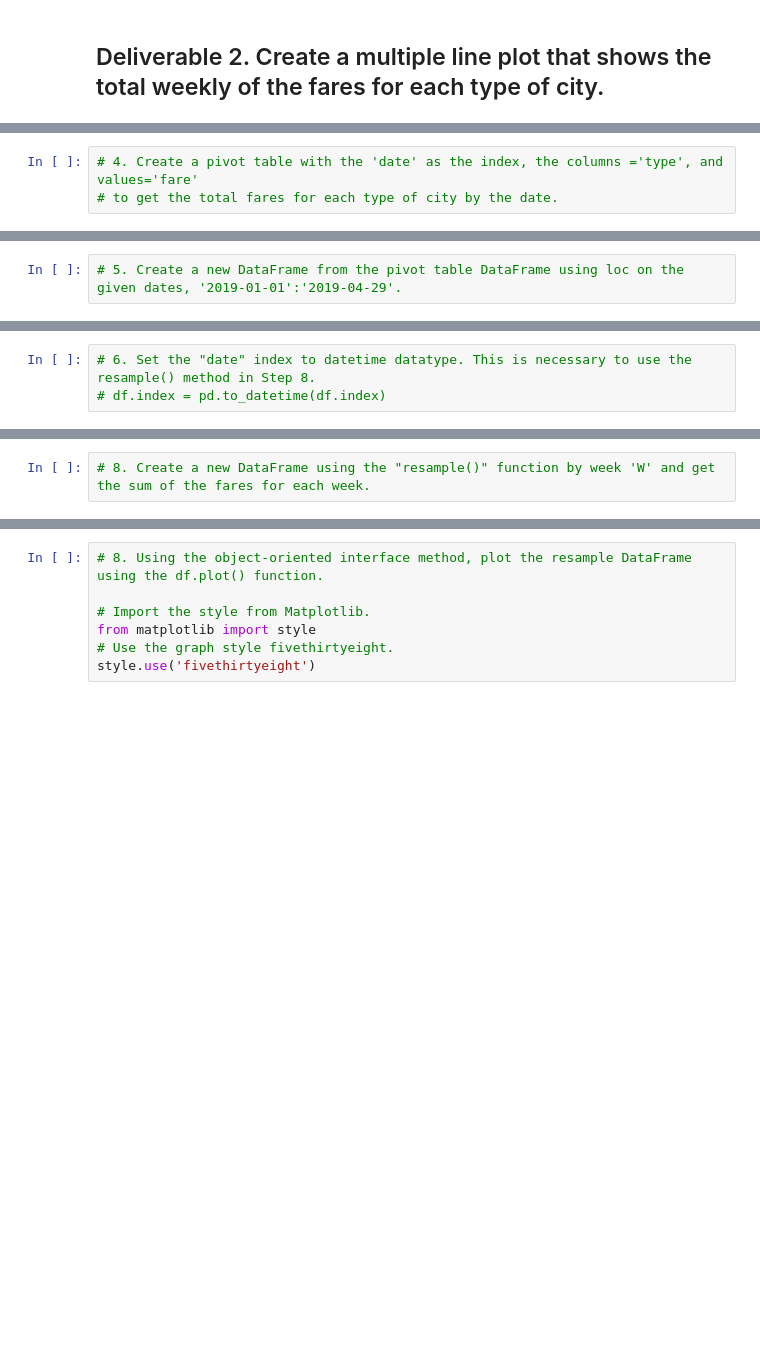
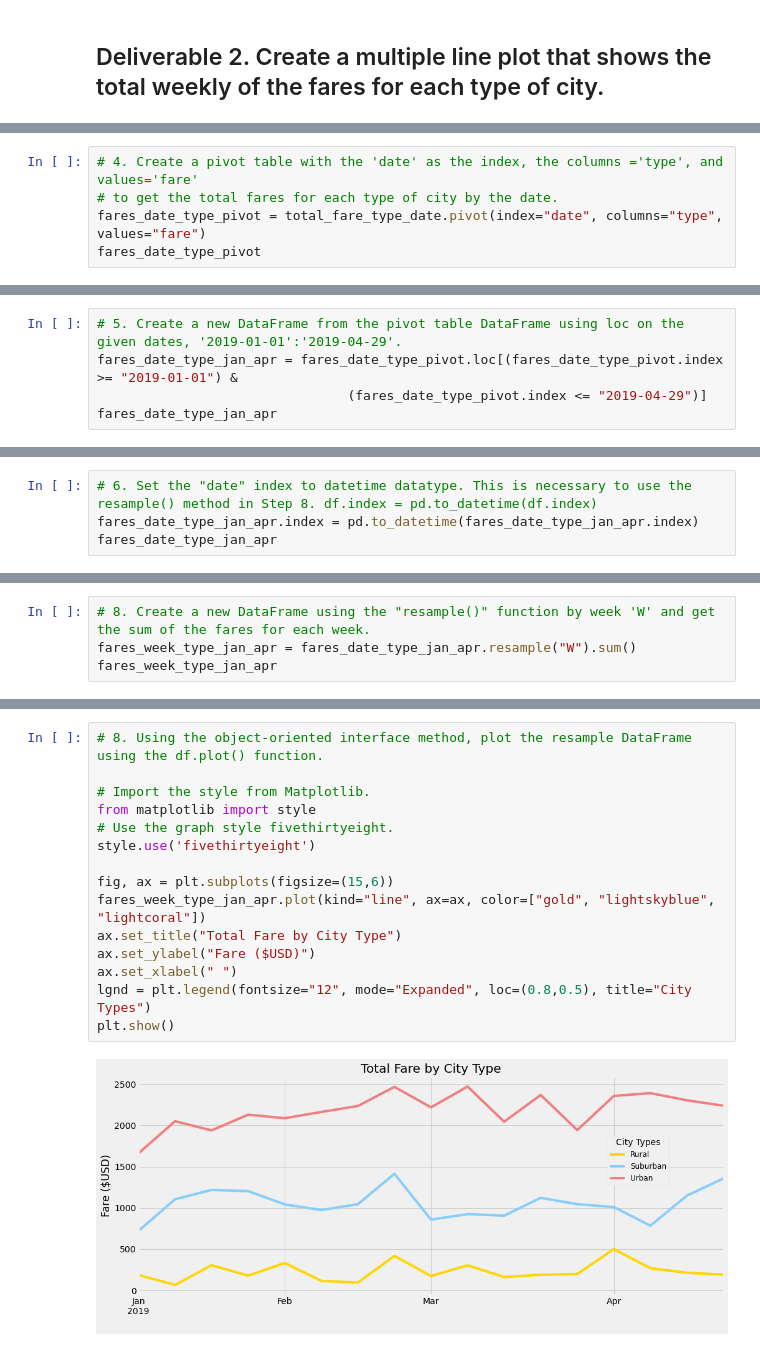
Before and after one commit to Adamizing/PyBer_Analysis, a Jupyter notebook: PyBer_Challenge.ipynb, the cells around one changed output, grey strips where cells are left out. Saved outputs shown, nothing was run; the diff lists cells and outputs as text; blank space fills up the shorter version.

```diff
--- a/PyBer_Challenge.ipynb
+++ b/PyBer_Challenge.ipynb
@@ -131,3 +169,5 @@ pyber_summary_df
 # %%
 # 4. Create a pivot table with the 'date' as the index, the columns ='type', and values='fare'
 # to get the total fares for each type of city by the date.
+fares_date_type_pivot = total_fare_type_date.pivot(index="date", columns="type", values="fare")
+fares_date_type_pivot
@@ -134,2 +189,5 @@ pyber_summary_df
 # %%
 # 5. Create a new DataFrame from the pivot table DataFrame using loc on the given dates, '2019-01-01':'2019-04-29'.
+fares_date_type_jan_apr = fares_date_type_pivot.loc[(fares_date_type_pivot.index >= "2019-01-01") &
+                                (fares_date_type_pivot.index <= "2019-04-29")]
+fares_date_type_jan_apr
@@ -136,3 +209,4 @@ pyber_summary_df
 # %%
-# 6. Set the "date" index to datetime datatype. This is necessary to use the resample() method in Step 8.
-# df.index = pd.to_datetime(df.index)
+# 6. Set the "date" index to datetime datatype. This is necessary to use the resample() method in Step 8. df.index = pd.to_datetime(df.index)
+fares_date_type_jan_apr.index = pd.to_datetime(fares_date_type_jan_apr.index)
+fares_date_type_jan_apr
@@ -141,2 +242,4 @@ pyber_summary_df
 # %%
 # 8. Create a new DataFrame using the "resample()" function by week 'W' and get the sum of the fares for each week.
+fares_week_type_jan_apr = fares_date_type_jan_apr.resample("W").sum()
+fares_week_type_jan_apr
@@ -143,7 +266,17 @@ pyber_summary_df
 # %%
 # 8. Using the object-oriented interface method, plot the resample DataFrame using the df.plot() function.
 
 # Import the style from Matplotlib.
 from matplotlib import style
 # Use the graph style fivethirtyeight.
 style.use('fivethirtyeight')
+
+fig, ax = plt.subplots(figsize=(15,6))
+fares_week_type_jan_apr.plot(kind="line", ax=ax, color=["gold", "lightskyblue", "lightcoral"])
+ax.set_title("Total Fare by City Type")
+ax.set_ylabel("Fare ($USD)")
+ax.set_xlabel(" ")
+lgnd = plt.legend(fontsize="12", mode="Expanded", loc=(0.8,0.5), title="City Types")
+plt.show()
+# %% [output]
+[figure, added]
```
Also changed, not shown: parts of 8 cells of this notebook.
